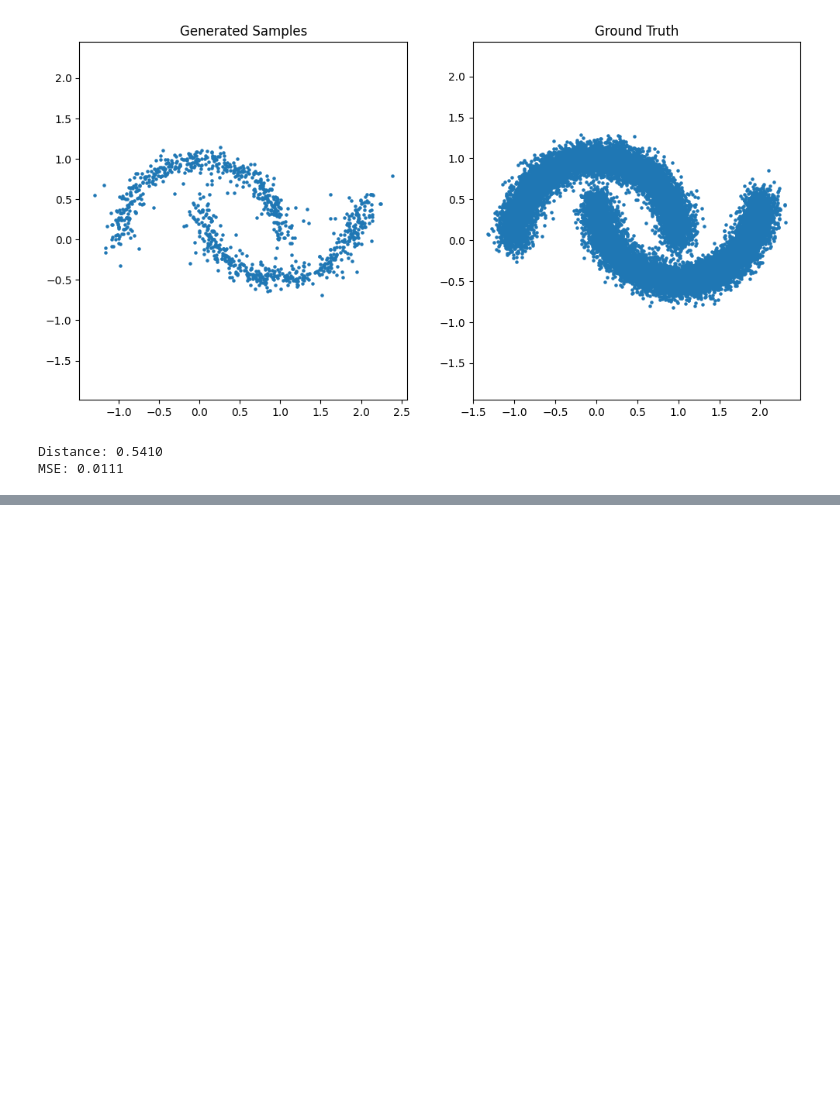
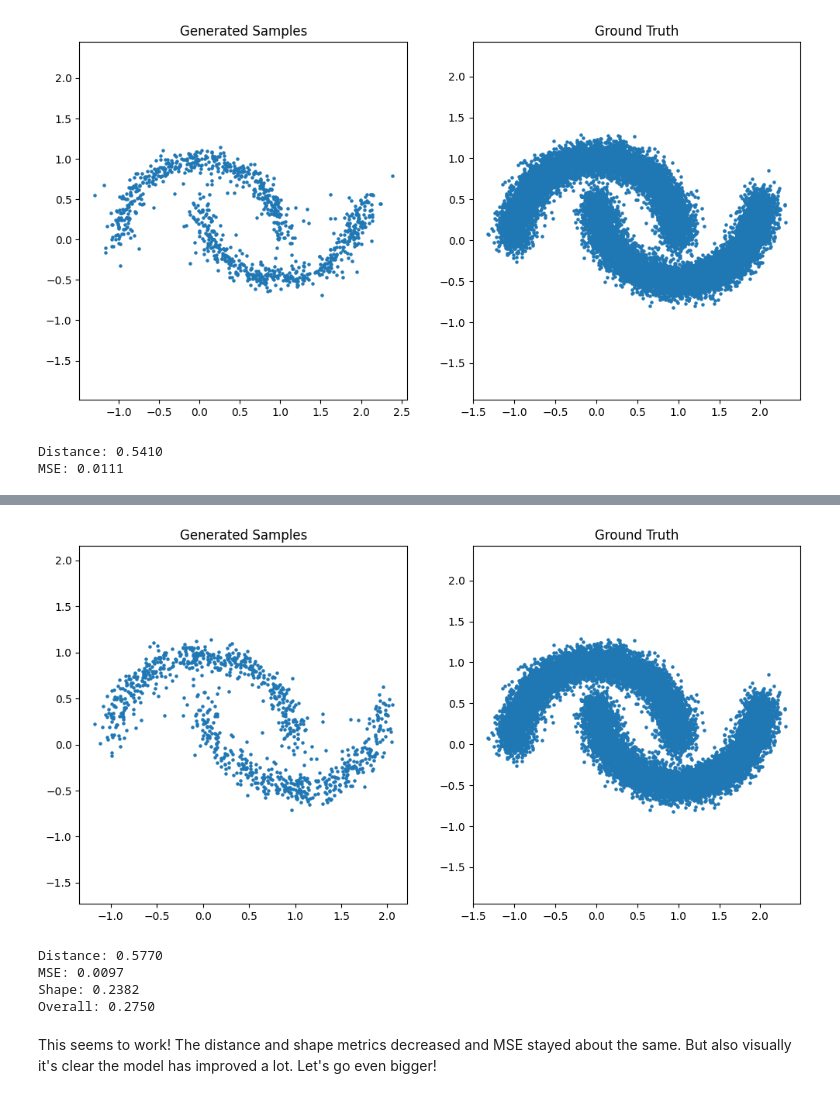
Before and after one commit to ehsan/simple-diffusion, a Jupyter notebook: project.ipynb, the cells around one changed output, grey strips where cells are left out. Drawn from its saved outputs; the diff is of its cells as text; code cells hidden in the pictures; blank space fills up the shorter version.

```diff
--- a/project.ipynb
+++ b/project.ipynb
@@ -511,0 +554,52 @@ class Evaluator:
+# %%
+class LargerNoisePredictor(nn.Module):
+    def __init__(self, input_dim=2, hidden_dim=512, time_embed_dim=64):
+        super().__init__()
+        self.time_embed_dim = time_embed_dim
+
+        self.time_embed = nn.Sequential(
+            nn.Linear(1, time_embed_dim),
+            nn.ReLU(),
+            nn.Linear(time_embed_dim, time_embed_dim),
+            nn.ReLU(),
+            nn.Linear(time_embed_dim, time_embed_dim),
+        )
+
+        self.net = nn.Sequential(
+            nn.Linear(input_dim + time_embed_dim, hidden_dim),
+            nn.ReLU(),
+            nn.Linear(hidden_dim, hidden_dim),
+            nn.ReLU(),
+            nn.Linear(hidden_dim, hidden_dim),
+            nn.ReLU(),
+            nn.Linear(hidden_dim, hidden_dim),
+            nn.ReLU(),
+            nn.Linear(hidden_dim, hidden_dim),
+            nn.ReLU(),
+            nn.Linear(hidden_dim, input_dim),
+        )
+
+    def forward(self, x, t):
+        t_embed = self.time_embed(t)
+        x = torch.cat([x, t_embed], dim=-1)
+        return self.net(x)
+# %%
+trainer = Trainer(
+    model=LargerNoisePredictor(),
+    num_epochs=1000,
+    batch_size=512,
+    num_batches_per_epoch=100,
+    learning_rate=1e-4,
+)
+trainer.train()
+
+ev = Evaluator(trainer, num_samples=1000)
+ev.eval()
+# %% [output]
+[figure, added]
+Distance: 0.5770
+MSE: 0.0097
+Shape: 0.2382
+Overall: 0.2750
+# %% [markdown]
+This seems to work! The distance and shape metrics decreased and MSE stayed about the same.  But also visually it's clear the model has improved a lot.  Let's go even bigger!
```
Also changed, not shown: parts of 23 cells of this notebook, 3 other files.
